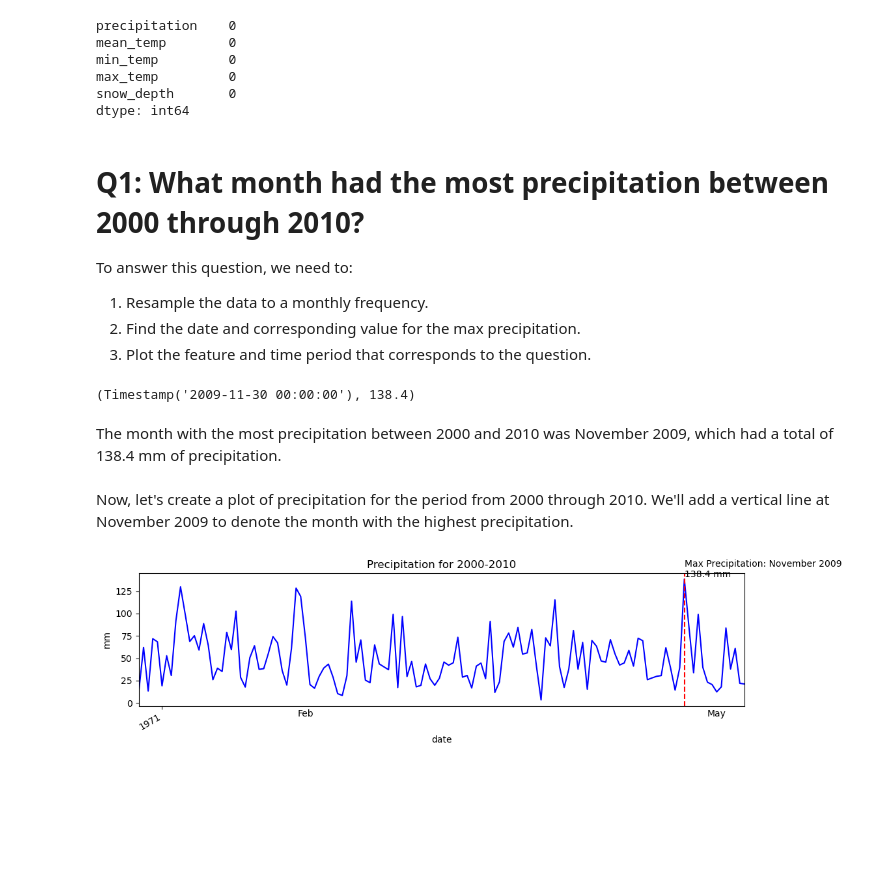
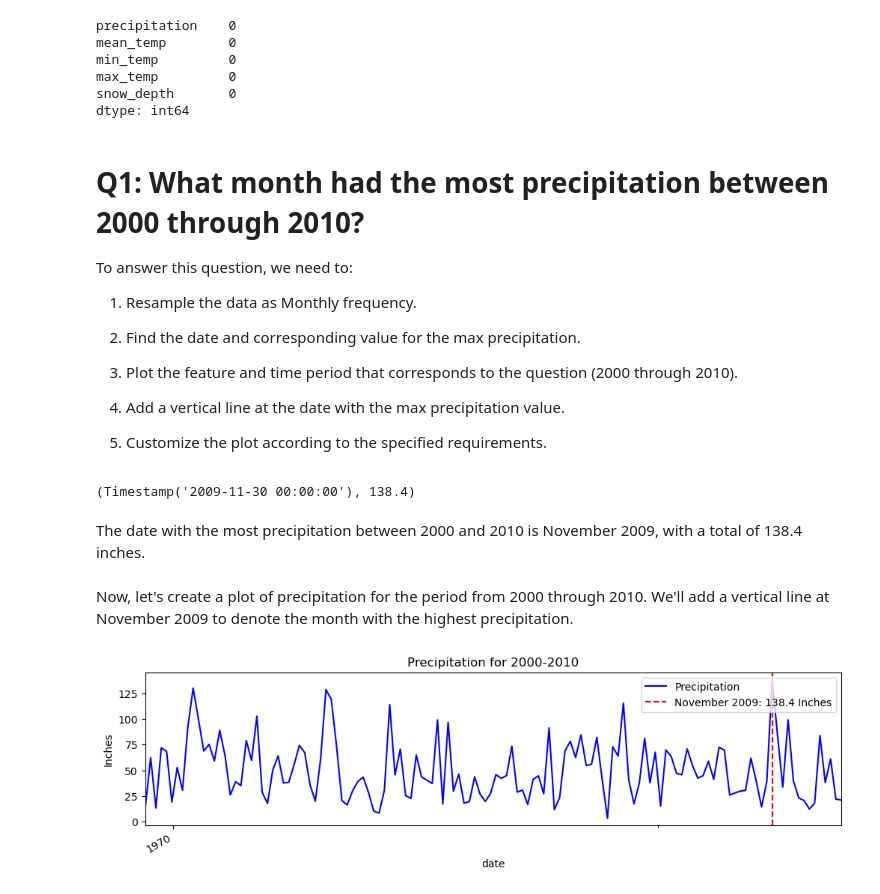
Before and after one commit to Noctua28/Resampling-Datetime-Data, a Jupyter notebook: Resampling Datetime Data.ipynb, the cells around one changed output. Cells and saved outputs as stored; diff of their text form; code cells hidden in the pictures; blank space fills up the shorter version.

```diff
--- a/Resampling Datetime Data.ipynb
+++ b/Resampling Datetime Data.ipynb
@@ -4,10 +4,10 @@ import pandas as pd
 import numpy as np
 
 # Load the data
-df = pd.read_csv("C:/Users/aharo/OneDrive/Documents/GitHub/Resampling-Datetime-Data/Data/london_weather_MODIFIED - london_weather_MODIFIED.csv")
+data = pd.read_csv("C:/Users/aharo/OneDrive/Documents/GitHub/Resampling-Datetime-Data/Data/london_weather_MODIFIED - london_weather_MODIFIED.csv")
 
 # Check initial rows
-df.head()
+data.head()
 # %% [output]
 |  | date | cloud_cover | sunshine | global_radiation | max_temp | mean_temp | min_temp | precipitation | ... |
 | 0 | 19790101 | 2.0 | 7.0 | 52.0 | 2.3 | -4.1 | -7.5 | 0.4 | ... |
@@ -90,64 +83,69 @@ dtype: int64
 
 To answer this question, we need to:
 
-1. Resample the data to a monthly frequency.
+1. Resample the data as Monthly frequency.
+
+
 2. Find the date and corresponding value for the max precipitation.
-3. Plot the feature and time period that corresponds to the question.
+
+
+3. Plot the feature and time period that corresponds to the question (2000 through 2010).
+
+
+4. Add a vertical line at the date with the max precipitation value.
+
+
+5. Customize the plot according to the specified requirements.
 # %%
-# Let's start by resampling the data to a monthly frequency and finding the month with the maximum precipitation.
+# Resampling the data to a monthly frequency and taking the sum (since it's precipitation)
+monthly_precipitation = data_filtered['precipitation'].resample('M').sum()
 
-# Filter data for 2000 through 2010
-df_2000_2010 = df[(df.index.year >= 2000) & (df.index.year <= 2010)]
+# Filtering the data for the period from 2000 to 2010
+monthly_precipitation_2000_2010 = monthly_precipitation['2000':'2010']
 
-# Resample the data to monthly frequency
-df_monthly = df_2000_2010.resample('M').sum()
-
-# Find the date and corresponding value for the max precipitation
-max_precipitation_date = df_monthly['precipitation'].idxmax()
-max_precipitation_value = df_monthly['precipitation'].max()
+# Finding the date and value for the maximum precipitation
+max_precipitation_date = monthly_precipitation_2000_2010.idxmax()
+max_precipitation_value = monthly_precipitation_2000_2010.max()
 
 max_precipitation_date, max_precipitation_value
 # %% [output]
 (Timestamp('2009-11-30 00:00:00'), 138.4)
 # %% [markdown]
-The month with the most precipitation between 2000 and 2010 was November 2009, which had a total of 138.4 mm of precipitation.
+The date with the most precipitation between 2000 and 2010 is November 2009, with a total of 138.4 inches.
 # %% [markdown]
 Now, let's create a plot of precipitation for the period from 2000 through 2010. We'll add a vertical line at November 2009 to denote the month with the highest precipitation.
 # %%
 import matplotlib.pyplot as plt
-import matplotlib.dates as mdates
+from matplotlib.ticker import MultipleLocator, FuncFormatter
 
-# Create figure and axes
+# Creating the figure and axis objects
 fig, ax = plt.subplots(figsize=(12, 3))
 
-# Plot the data
-df_monthly['precipitation'].plot(ax=ax, color='blue')
+# Plotting the precipitation for 2000-2010
+monthly_precipitation_2000_2010.plot(ax=ax, color='blue', label='Precipitation')
 
-# Add a vertical line for the date with max precipitation
-plt.axvline(max_precipitation_date, color='red', linestyle='--')
-plt.text(max_precipitation_date, max_precipitation_value,
-         f'Max Precipitation: {max_precipitation_date.strftime("%B %Y")}\n{max_precipitation_value} mm',
-         verticalalignment='bottom')
+# Adding a vertical line for the date with the max precipitation value
+ax.axvline(x=max_precipitation_date, color='red', linestyle='--', label=f'{max_precipitation_date.strftime("%B %Y")}: {max_precipitation_value} Inches')
 
-# Set the title and labels
-plt.title('Precipitation for 2000-2010')
-plt.ylabel('mm')
+# Customizing the plot
+ax.set_title('Precipitation for 2000-2010')
+ax.set_ylabel('Inches')
+ax.legend(loc='upper right')
 
-# Customize the major x-axis ticks
-ax.xaxis.set_major_locator(mdates.YearLocator())
-ax.xaxis.set_major_formatter(mdates.DateFormatter('%Y'))
+# Customizing the major x-axis ticks (every 1 year)
+ax.xaxis.set_major_locator(MultipleLocator(365.25))
+ax.xaxis.set_major_formatter(FuncFormatter(lambda x, _: pd.to_datetime(x).strftime('%Y')))
+
+# Customizing the minor x-axis ticks (every 3 months)
+ax.xaxis.set_minor_locator(MultipleLocator(365.25/4))
+
+# Rotating the major ticks' labels 90 degrees
 plt.xticks(rotation=90)
 
-# Customize the minor x-axis ticks
-ax.xaxis.set_minor_locator(mdates.MonthLocator(interval=3))
-ax.xaxis.set_minor_formatter(mdates.DateFormatter('%b'))
-ax.xaxis.set_tick_params(which='minor', size=0)
-
-# Apply the auto date formatter
+# Adjusting the x-axis date format
 fig.autofmt_xdate()
 
-# Show the plot
 plt.show()
 # %% [output]
-[figure, old version]
+[figure, new version]
 # %% [markdown]
```
Also changed, not shown: parts of 10 cells of this notebook.
